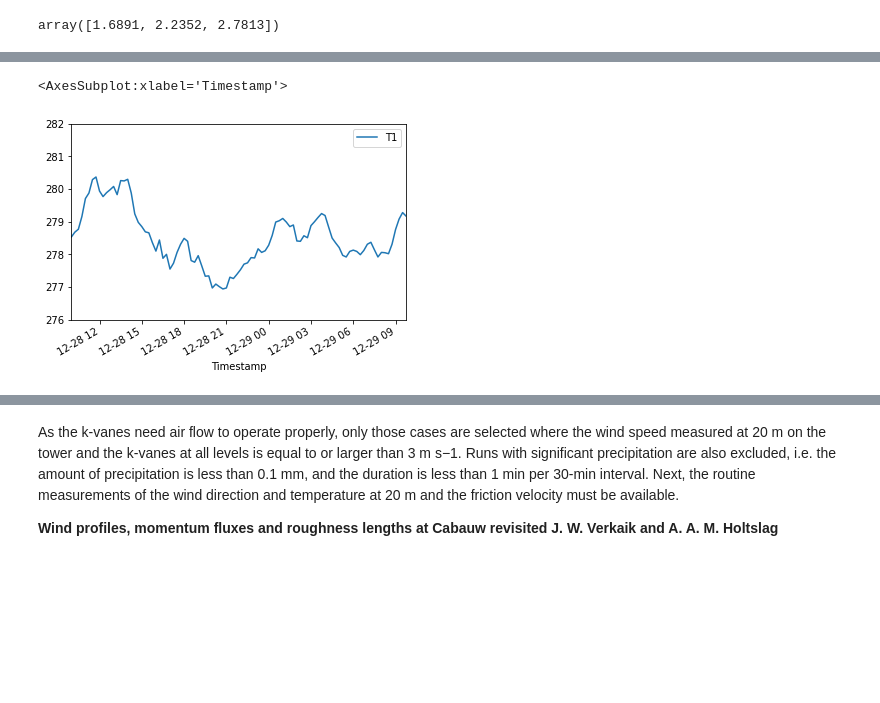
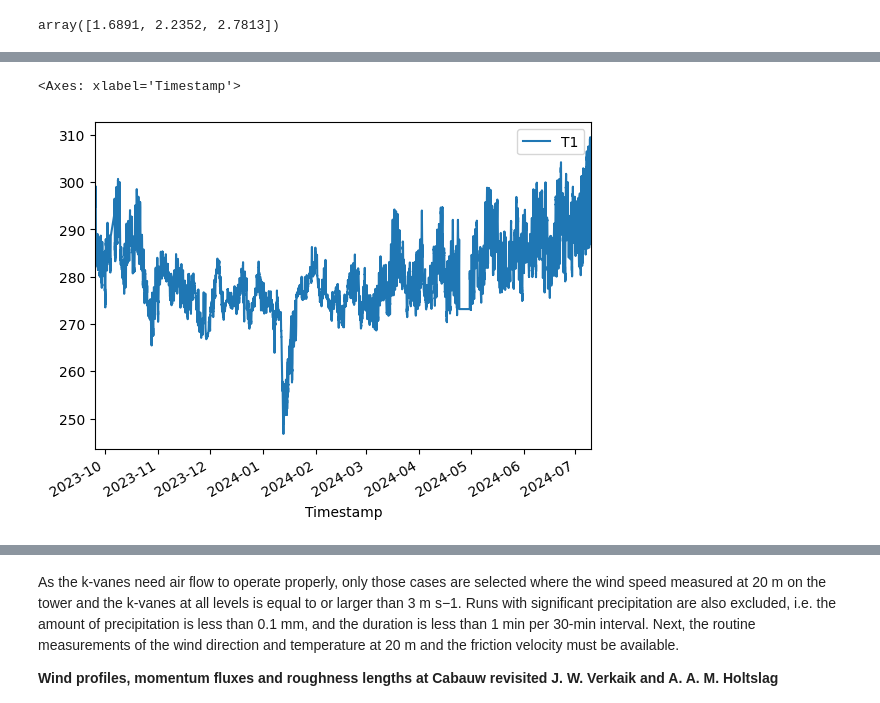
Before and after one commit to cafltar/CookIRCamET, a Jupyter notebook: profile_calculation.ipynb, the cells around one changed output, grey strips where cells are left out. Drawn from its saved outputs; the diff is of its cells as text; code cells hidden in the pictures; blank space fills up the shorter version.

```diff
--- a/profile_calculation.ipynb
+++ b/profile_calculation.ipynb
@@ -13,7 +13,7 @@ import pickle
 import logging
 logging.basicConfig(level=logging.INFO)
 # %%
-p0 = os.path.join(q,'Meteorological','Cook','Profile')
+p0 = os.path.join(q,'Meteorological','Cook','Profile','Profile')
 # %%
 z = np.array([69,90.5,112])
 z_anemometer = (z+4.5)*2.54/100
@@ -26,0 +25,2 @@ files = os.listdir(p0)[:-1]
+# %%
+files = os.listdir(p0)
@@ -31,6 +43,6 @@ df_list = []
 for p in paths:
     df_list.append(pd.read_excel(p,skiprows=[0,1]))
 # %%
-df = pd.concat(df_list).astype({'Timestamp':'datetime64'})
+df = pd.concat(df_list).astype({'Timestamp':'datetime64[ns]'})
 # %%
 df.sort_values(ascending=True,by='Timestamp',inplace=True)
@@ -40,3 +52,5 @@ df.sort_values(ascending=True,by='Timestamp',inplace=True)
+# %%
+df.loc[(df.Timestamp>=pd.to_datetime('2024-03-08 15:00:00')),'Timestamp'] = df.loc[(df.Timestamp>=pd.to_datetime('2024-03-08 15:00:00')),'Timestamp']-pd.Timedelta(hours=1)
 # %%
 df.columns = ['Timestamp', 'T2', 'T1','T0',
               'WindDirection2', 'U2','GustSpeed2', 'AnemometerT2','X_axisLevel2','Y_axisLevel2',
@@ -59,11 +73,10 @@ start_time = datetime.datetime.strptime('202309251200','%Y%m%d%H%M')#.astimezone
 df = df[df.Timestamp>start_time]
 # %%
 df.plot(x='Timestamp',y='T1',
-        xlim=[df.Timestamp.values[-96],df.Timestamp.values[-1]],
-        ylim=[276,282])
+        xlim=[df.Timestamp.values[0],df.Timestamp.values[-1]])
 # %% [output]
-<AxesSubplot:xlabel='Timestamp'>
+<Axes: xlabel='Timestamp'>
-[figure, old version]
+[figure, new version]
 # %%
 df['expU0'] = np.exp(df.U0)
 df['expU1'] = np.exp(df.U1)
```
Also changed, not shown: parts of 23 cells of this notebook, 34 other files.
